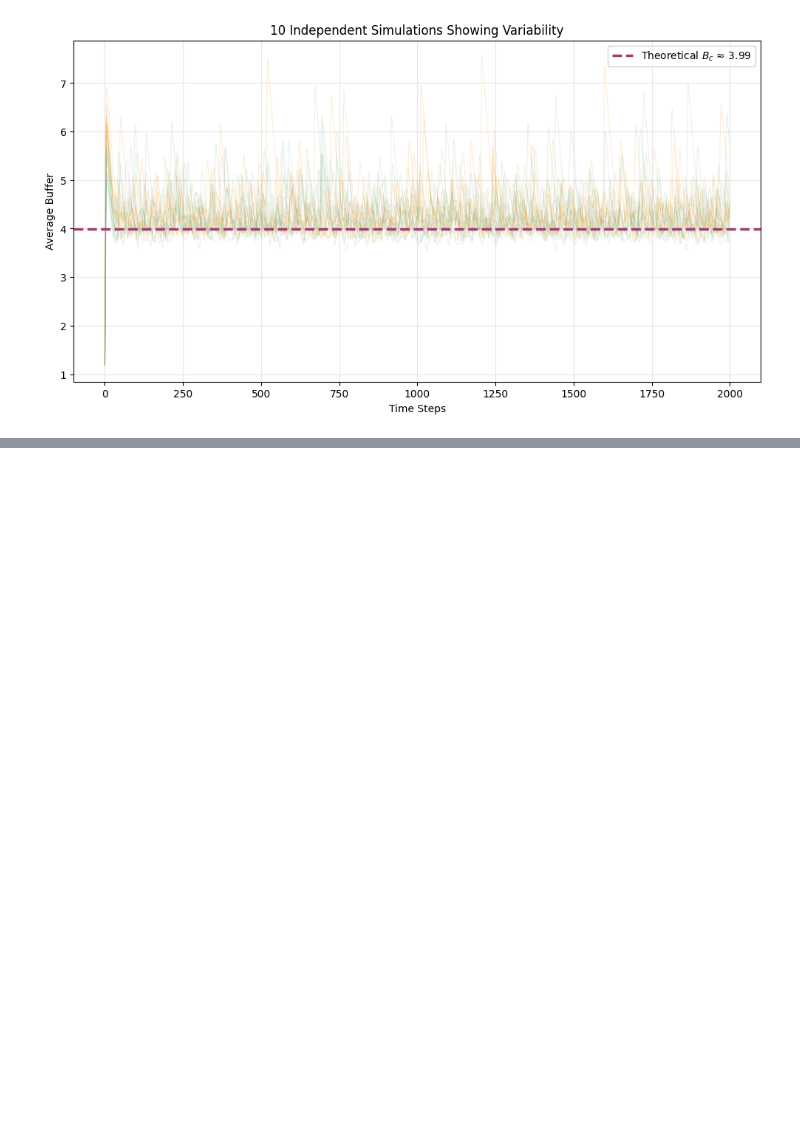
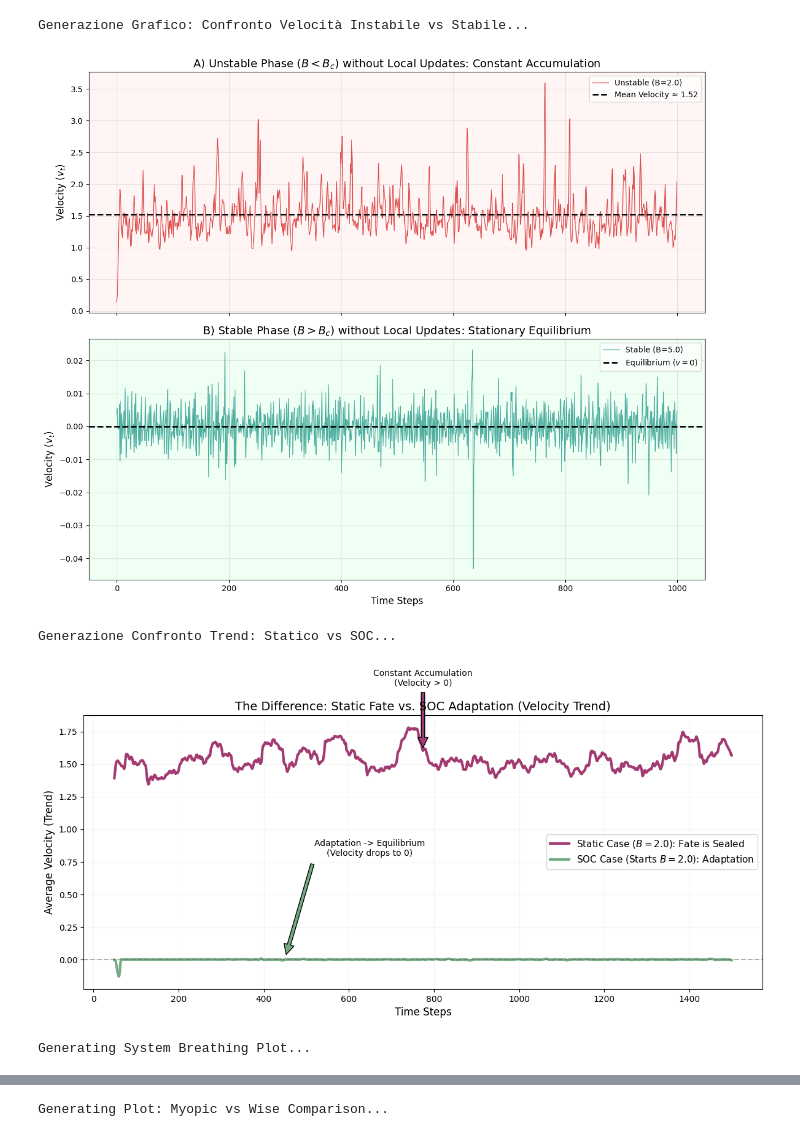
Before and after one commit to lschoonheid/CLS-7, a Jupyter notebook: code/python_temp_criticality/python_synthetic_temporal_networks/final.ipynb, the cells around one changed output, grey strips where cells are left out. Saved outputs shown, nothing was run; the diff lists cells and outputs as text; code cells hidden in the pictures; blank space fills up the shorter version.

```diff
--- a/code/python_temp_criticality/python_synthetic_temporal_networks/final.ipynb
+++ b/code/python_temp_criticality/python_synthetic_temporal_networks/final.ipynb
@@ -316,4 +154,0 @@ plot_representative_simulation()
-# %%
-plot_multiple_runs_transparent()
-# %% [output]
-[figure, removed]
@@ -319,0 +403,28 @@ plot_multiple_runs_transparent()
+# %%
+# 1. Plot the Single Run Comparison
+plot_static_velocity_comparison()
+plot_velocity_trend_comparison()
+plot_system_breathing()
+plot_single_run_comparison()
+
+
+
+# 2. Plot the Ensemble Statistics
+#plot_ensemble_wise()
+# 1. Plot the Static Law
+#plot_static_threshold()
+#plot_static_velocity_over_time()
+
+
+# 2. Plot the Finite Size Effect
+#plot_finite_size_scaling()
+
+# 3. Plot the Dynamics (Myopic vs Wise)
+
+# 4. Plot the System Breathing (Velocity)
+# %% [output]
+Generazione Grafico: Confronto Velocità Instabile vs Stabile...
+[figure, added]
+Generazione Confronto Trend: Statico vs SOC...
+[figure, added]
+Generating System Breathing Plot...
@@ -319,0 +432 @@ plot_multiple_runs_transparent()
+Generating Plot: Myopic vs Wise Comparison...
```
Also changed, not shown: parts of 13 cells of this notebook.
